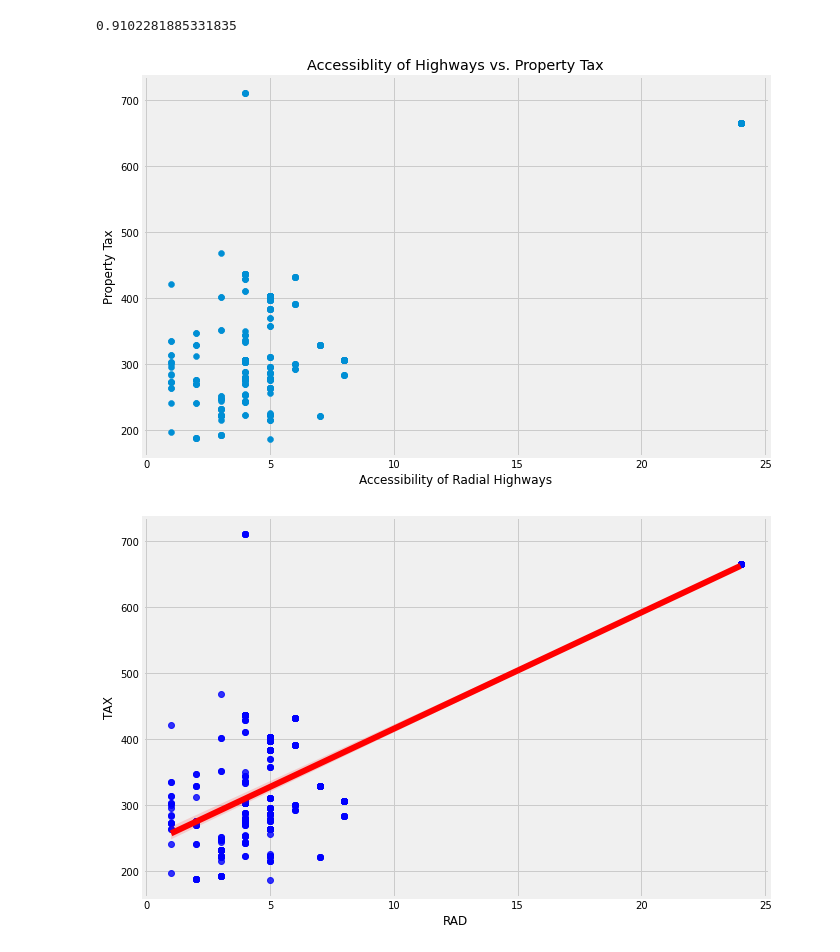
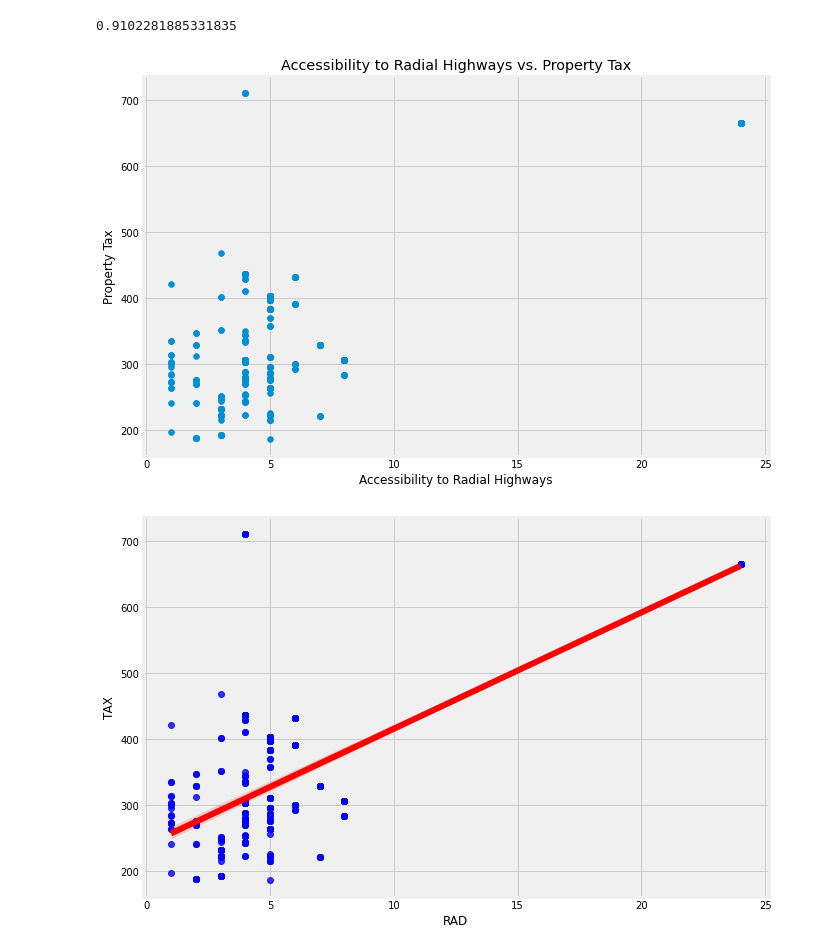
Before and after one commit to kristinkx/Python_Projects, a Jupyter notebook: Boston_Housing.ipynb, the cells around one changed output. Saved outputs shown, nothing was run; the diff lists cells and outputs as text; code cells hidden in the pictures.

```diff
--- a/Boston_Housing.ipynb
+++ b/Boston_Housing.ipynb
@@ -296,14 +296,14 @@ boston['RAD'].corr(boston['TAX'])
 # %% [output]
 0.9102281885331835
 # %%
-# show correlation between MEDV and CRIM
+# show correlation between RAD and TAX
 plt.scatter(x = boston['RAD'], y = boston['TAX'])
-plt.title ('Accessiblity of Highways vs. Property Tax')
-plt.xlabel('Accessibility of Radial Highways')
+plt.title ('Accessibility to Radial Highways vs. Property Tax')
+plt.xlabel('Accessibility to Radial Highways')
 plt.ylabel('Property Tax')
 plt.show()
 # %% [output]
-[figure, old version]
+[figure, new version]
 # %%
 # use seaborn to show the strong positive correlation
 sns.regplot(x = 'RAD', y = 'TAX', data = boston, scatter_kws={"color": 'blue'}, line_kws = {'color': "red"});
```
Also changed, not shown: parts of 21 cells of this notebook.
